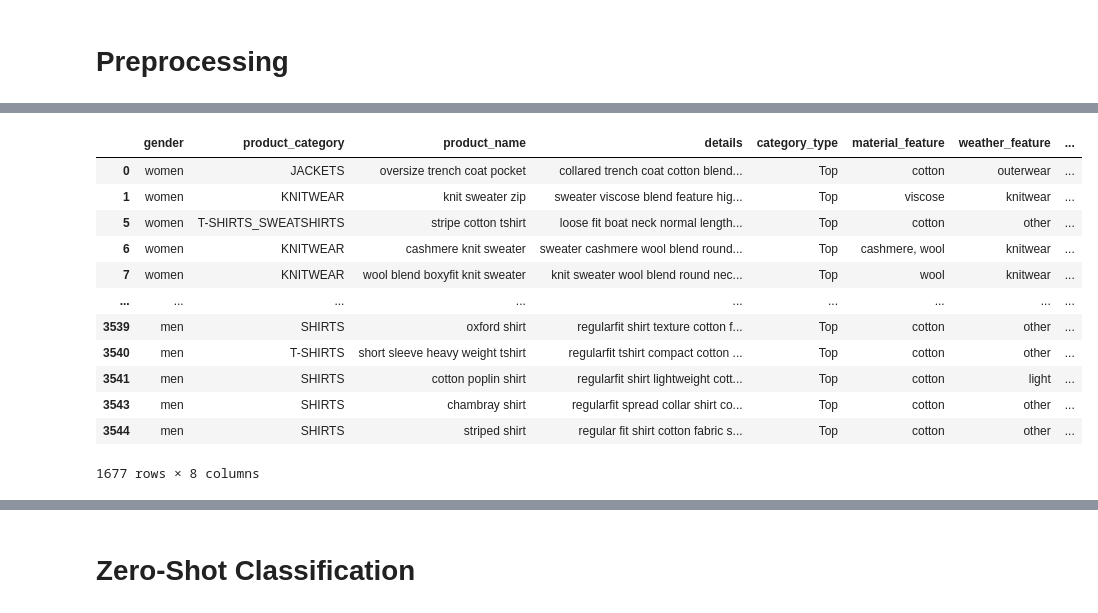
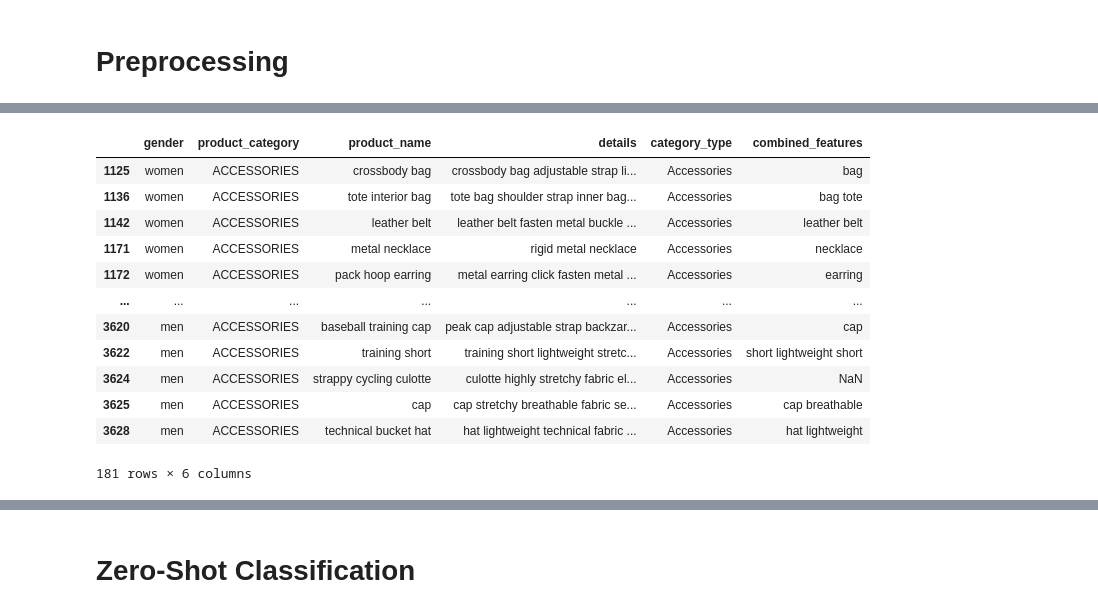
Before and after one commit to pawarsp/what-to-wear-today, a Jupyter notebook: clothes_classification.ipynb, the cells around one changed output, grey strips where cells are left out. Saved outputs shown, nothing was run; the diff lists cells and outputs as text; code cells hidden in the pictures.

```diff
--- a/clothes_classification.ipynb
+++ b/clothes_classification.ipynb
@@ -135,21 +25,21 @@ for cat in clothes_df["category_type"].unique():
     var_name = cat.replace(" ", "_").lower() + "_df"
     globals()[var_name] = clothes_df[clothes_df["category_type"] == cat].copy()
 # %%
-top_df
+accessories_df
 # %% [output]
-|  | gender | product_category | product_name | details | category_type | material_feature | weather_feature | ... |
-| 0 | women | JACKETS | oversize trench coat pocket | collared trench coat cotton blend... | Top | cotton | outerwear | ... |
-| 1 | women | KNITWEAR | knit sweater zip | sweater viscose blend feature hig... | Top | viscose | knitwear | ... |
-| 5 | women | T-SHIRTS_SWEATSHIRTS | stripe cotton tshirt | loose fit boat neck normal length... | Top | cotton | other | ... |
-| 6 | women | KNITWEAR | cashmere knit sweater | sweater cashmere wool blend round... | Top | cashmere, wool | knitwear | ... |
-| 7 | women | KNITWEAR | wool blend boxyfit knit sweater | knit sweater wool blend round nec... | Top | wool | knitwear | ... |
-| ... | ... | ... | ... | ... | ... | ... | ... | ... |
-| 3539 | men | SHIRTS | oxford shirt | regularfit shirt texture cotton f... | Top | cotton | other | ... |
-| 3540 | men | T-SHIRTS | short sleeve heavy weight tshirt | regularfit tshirt compact cotton ... | Top | cotton | other | ... |
-| 3541 | men | SHIRTS | cotton poplin shirt | regularfit shirt lightweight cott... | Top | cotton | light | ... |
-| 3543 | men | SHIRTS | chambray shirt | regularfit spread collar shirt co... | Top | cotton | other | ... |
-| 3544 | men | SHIRTS | striped shirt | regular fit shirt cotton fabric s... | Top | cotton | other | ... |
+|  | gender | product_category | product_name | details | category_type | combined_features |
+| 1125 | women | ACCESSORIES | crossbody bag | crossbody bag adjustable strap li... | Accessories | bag |
+| 1136 | women | ACCESSORIES | tote interior bag | tote bag shoulder strap inner bag... | Accessories | bag tote |
+| 1142 | women | ACCESSORIES | leather belt | leather belt fasten metal buckle ... | Accessories | leather belt |
+| 1171 | women | ACCESSORIES | metal necklace | rigid metal necklace | Accessories | necklace |
+| 1172 | women | ACCESSORIES | pack hoop earring | metal earring click fasten metal ... | Accessories | earring |
+| ... | ... | ... | ... | ... | ... | ... |
+| 3620 | men | ACCESSORIES | baseball training cap | peak cap adjustable strap backzar... | Accessories | cap |
+| 3622 | men | ACCESSORIES | training short | training short lightweight stretc... | Accessories | short lightweight short |
+| 3624 | men | ACCESSORIES | strappy cycling culotte | culotte highly stretchy fabric el... | Accessories | NaN |
+| 3625 | men | ACCESSORIES | cap | cap stretchy breathable fabric se... | Accessories | cap breathable |
+| 3628 | men | ACCESSORIES | technical bucket hat | hat lightweight technical fabric ... | Accessories | hat lightweight |
-1677 rows × 8 columns
+181 rows × 6 columns
 # %%
 bottom_df.head()
 # %% [output]
```
Also changed, not shown: parts of 30 cells of this notebook.
